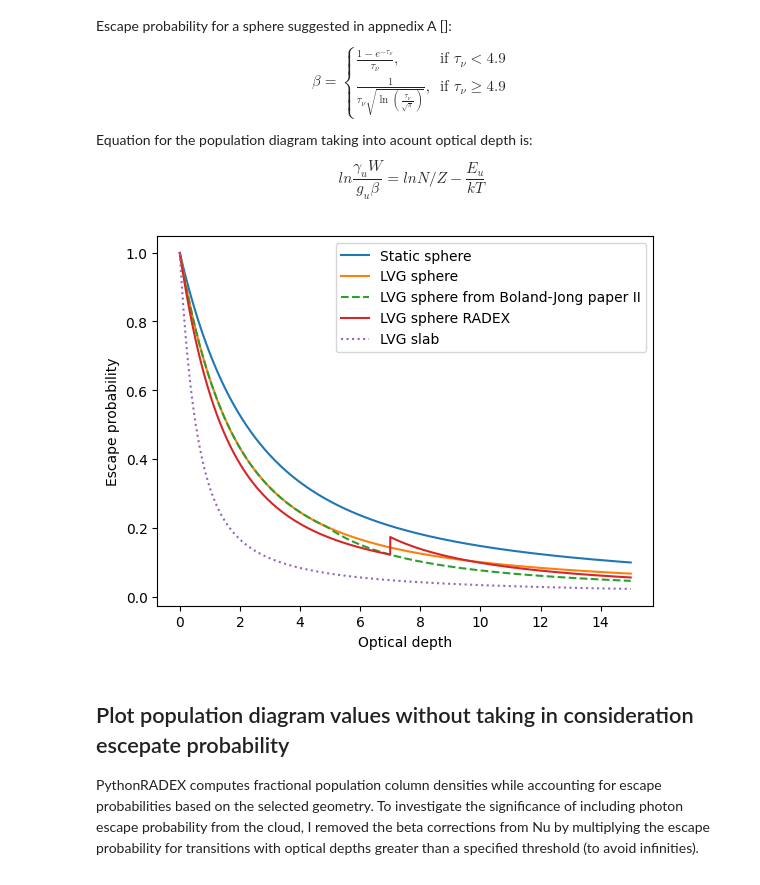
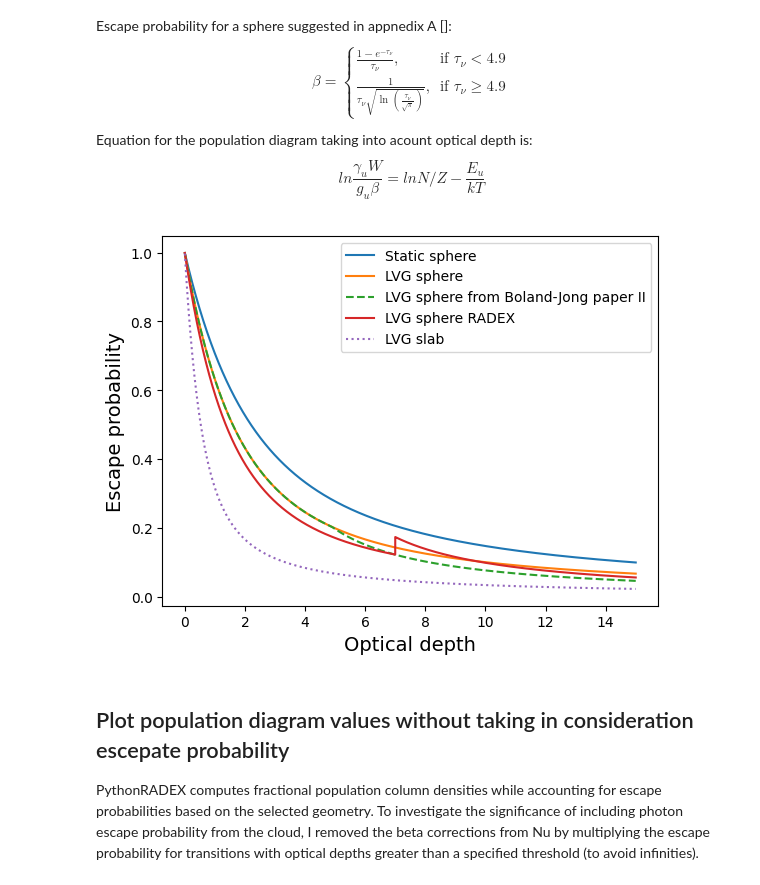
Before and after one commit to aleksej-rodano/phas0052_project, a Jupyter notebook: pythonradex_clean.ipynb, the cells around one changed output. Cells and saved outputs as stored; diff of their text form; code cells hidden in the pictures.

Commit message:
plot format

```diff
--- a/pythonradex_clean.ipynb
+++ b/pythonradex_clean.ipynb
@@ -997,40 +997,37 @@ def boland_jong_beta2(tau_nu):
     tau_nu = np.where(tau_nu == 0, np.nan, tau_nu)
     beta = np.where(
         tau_nu < 4.9,
         (1 - np.exp(-tau_nu)) / tau_nu,
         1 / (tau_nu * np.sqrt(np.log(tau_nu / (np.sqrt(np.pi))))),
     )
     return beta
 
 
 tau_array = np.linspace(0, 15, int(1e4))
 beta_sphere_array = beta_sphere(tau_array)
 LVG_expanding_sphere_beta = LVG_expanding_sphere_beta(tau_array)
 beta_slab_array = beta_slab(tau_array)
 boland_jong_beta1_array = boland_jong_beta1(tau_array)
 tau_pythonradex_documentation_radex_accusation_array = LVG_sphere_radex(tau_array)
 
 
 boland_jong_beta2_array = boland_jong_beta2(tau_array)
 
 
 # plot the escape probability
 plt.plot(tau_array, beta_sphere_array, label="Static sphere")
 plt.plot(tau_array, LVG_expanding_sphere_beta, label="LVG sphere")
-
-# plt.plot(tau_array, boland_jong_beta1_array, label="LVG sphere from Boland-Jong paper I")
 plt.plot(tau_array, boland_jong_beta2_array, "--", label="LVG sphere from Boland-Jong paper II")
 plt.plot(tau_array, tau_pythonradex_documentation_radex_accusation_array, label="LVG sphere RADEX")
 plt.plot(tau_array, beta_slab_array, ":", label="LVG slab")
 
-
-plt.xlabel("Optical depth")
-plt.ylabel("Escape probability")
-plt.legend()
+plt.xlabel("Optical depth", fontsize=14)
+plt.ylabel("Escape probability", fontsize=14)
+plt.legend(fontsize=10)
 plt.savefig("escape_prob_diff_geometries.png")
 plt.show()
 # %% [output]
-[figure, old version]
+[figure, new version]
 # %% [markdown]
 ## Plot population diagram values without taking in consideration escepate probability
 PythonRADEX computes fractional population column densities while accounting for escape probabilities based on the selected geometry. To investigate the significance of including photon escape probability from the cloud, I removed the beta corrections from Nu by multiplying the escape probability for transitions with optical depths greater than a specified threshold (to avoid infinities).
```
Also changed, not shown: parts of 1 cell of this notebook, 3 other files.
